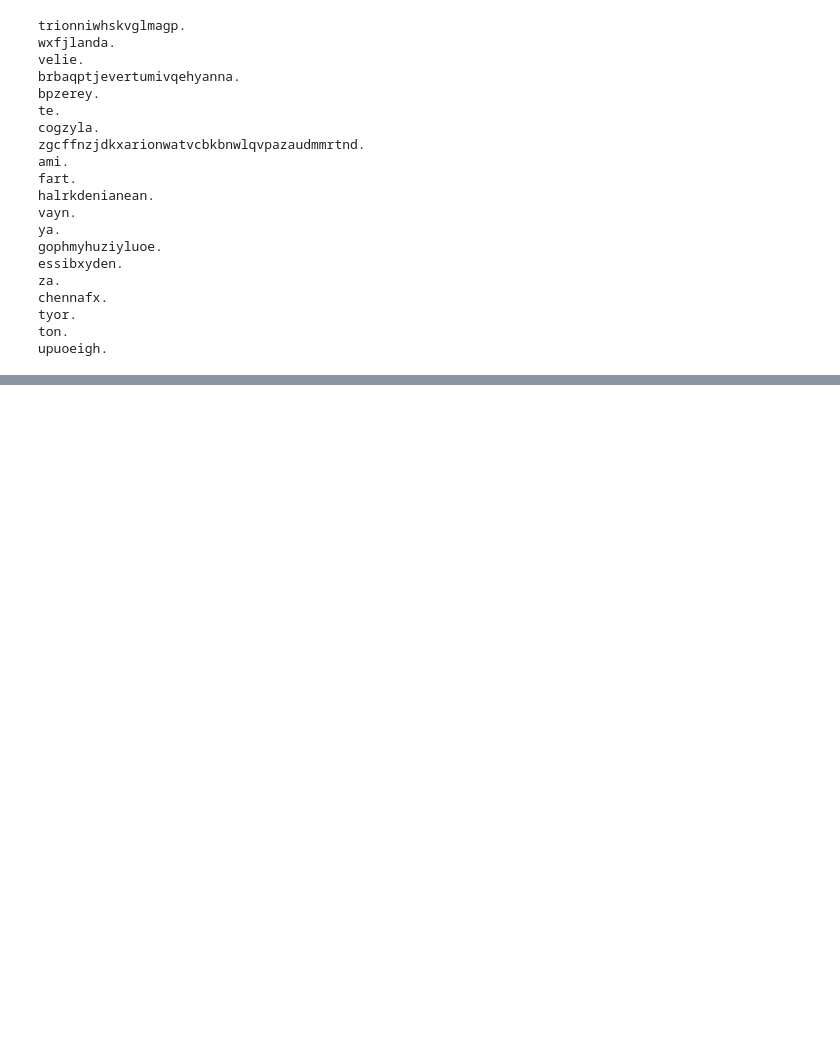
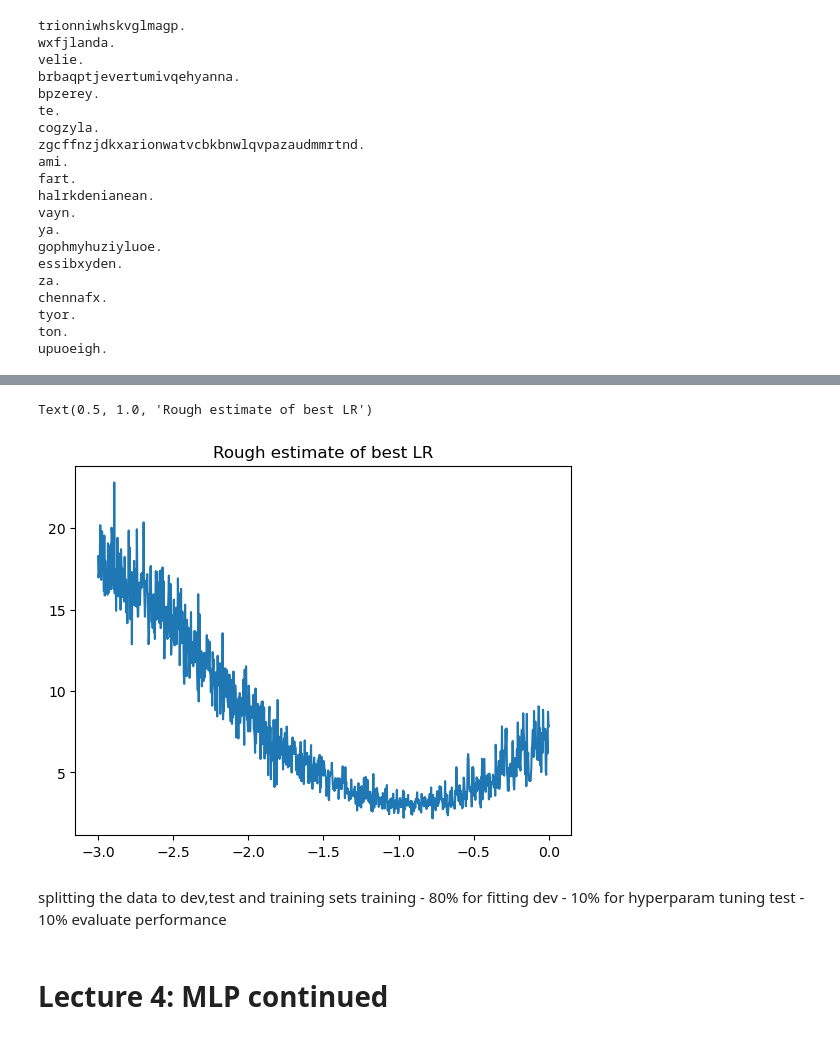
Before and after one commit to BrunoBanas/KarpathyNN, a Jupyter notebook: MakeMore.ipynb, the cells around one changed output, grey strips where cells are left out. Cells and saved outputs as stored; diff of their text form; code cells hidden in the pictures; blank space fills up the shorter version.

```diff
--- a/MakeMore.ipynb
+++ b/MakeMore.ipynb
@@ -270,0 +271,5 @@ upuoeigh.
+# %%
+chars = sorted(list(set(''.join(words))))
+stoi = {s:i+1 for i,s in enumerate(chars)} #mapping of a character to an index
+stoi['.'] = 0 # replacing special end and start characters with a single . representing the space between words
+itos = {i:s for s,i in stoi.items()}
@@ -270,0 +366,8 @@ upuoeigh.
+# %%
+# loss on the entire dataset
+emb = C[X] #only getting 32 rows of X
+
+h = torch.tanh(emb.view(-1,6) @ W1 + b1)
+logits = h @ W2 + b2
+loss = F.cross_entropy(logits, Y)
+loss
@@ -270,0 +381,29 @@ upuoeigh.
+# %%
+lre = torch.linspace(-3,0,1000)
+lrs = 10**lre
+# %%
+lri = []
+lossi = []
+
+for i in range(1000):
+
+    #minibatch
+    ix = torch.randint(0,X.shape[0],(32,)) # new minibatch for each iteration
+
+    emb = C[X[ix]] #only getting 32 rows of X
+
+    h = torch.tanh(emb.view(-1,6) @ W1 + b1)
+    logits = h @ W2 + b2
+    loss = F.cross_entropy(logits, Y[ix])
+    print(loss.item())
+
+    for p in parameters:
+        p.grad = None
+    loss.backward()
+
+    lr = lrs[i]
+
+    for p in parameters:
+        p.data += -lr *p.grad
+    lri.append(lre[i])
+    lossi.append(loss.item())
@@ -270,0 +428,6 @@ upuoeigh.
+# %%
+plt.plot(lri, lossi)
+plt.title('Rough estimate of best LR')
+# %% [output]
+Text(0.5, 1.0, 'Rough estimate of best LR')
+[figure, added]
@@ -270,0 +454,5 @@ upuoeigh.
+# %% [markdown]
+splitting the data to dev,test and training sets
+training - 80% for fitting
+dev - 10% for hyperparam tuning
+test - 10% evaluate performance
@@ -270,0 +476,2 @@ upuoeigh.
+# %% [markdown]
+# Lecture 4: MLP continued
```
Also changed, not shown: parts of 65 cells of this notebook.
